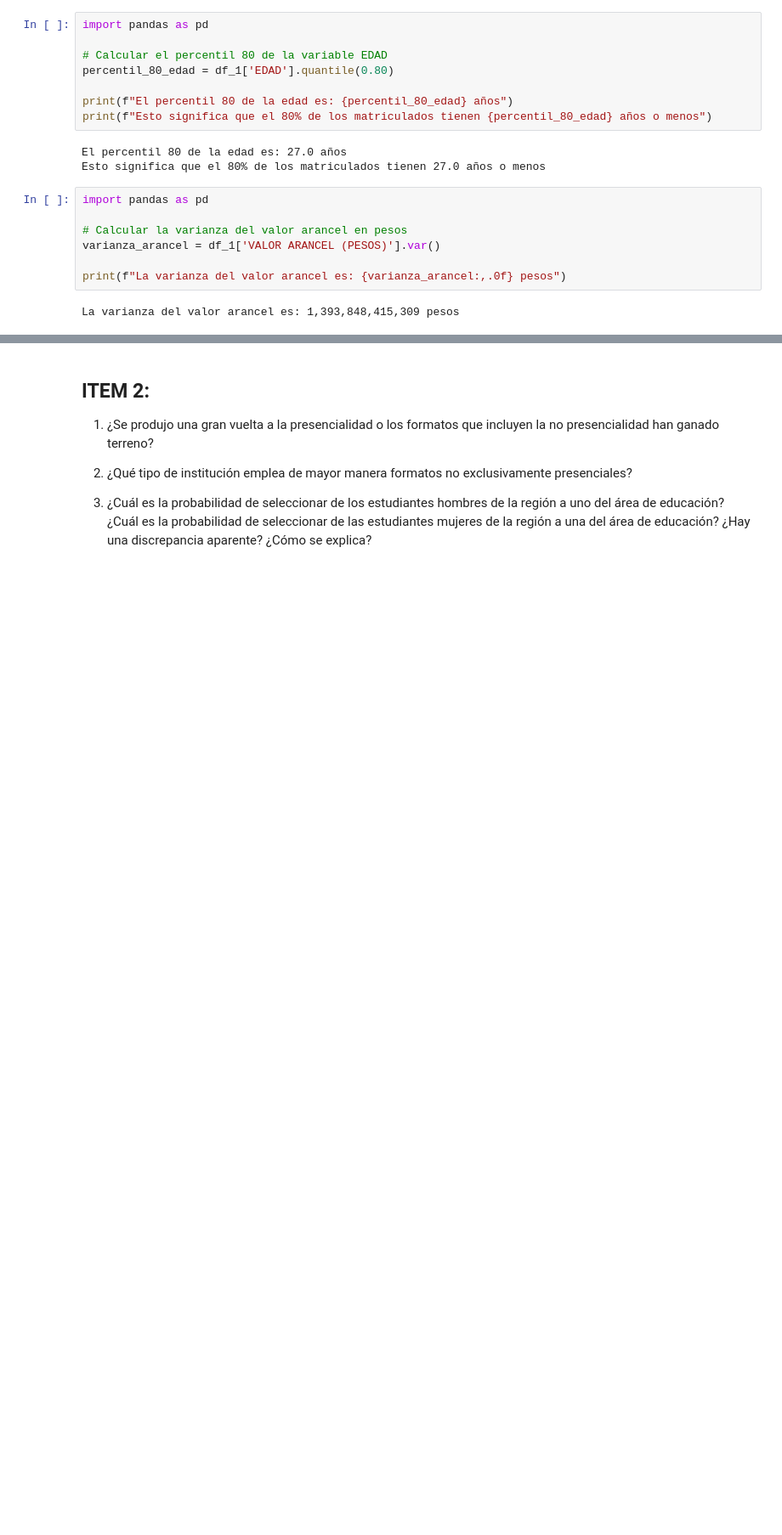
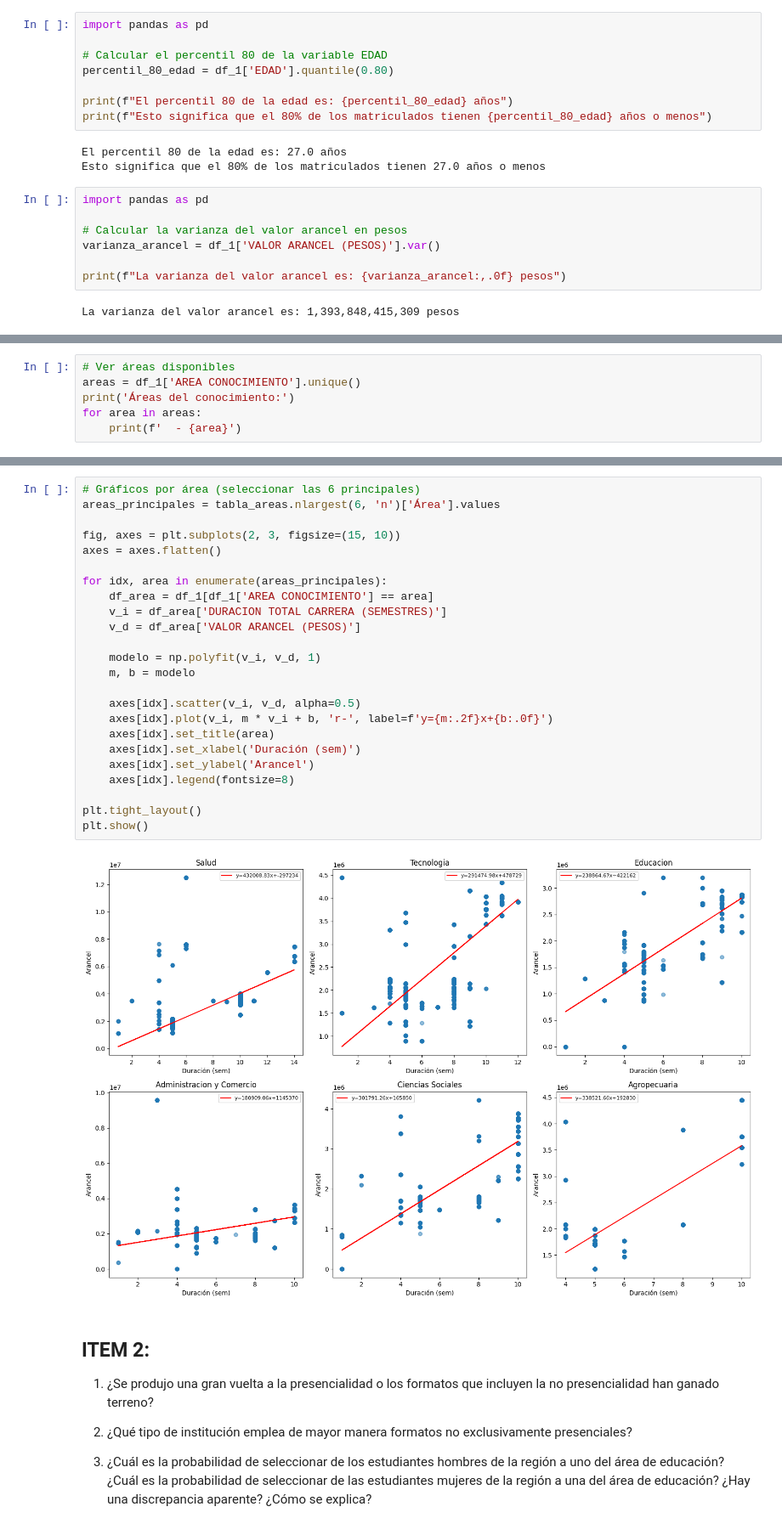
Before and after one commit to VincentiusFarenden/Estadistica-Descriptiva, a Jupyter notebook: TRABAJO TALLER SEMESTRAL/Trabajo_Practico.ipynb, the cells around one changed output, grey strips where cells are left out. Shown at 85% size. Saved outputs shown, nothing was run; the diff lists cells and outputs as text; blank space fills up the shorter version.

```diff
--- a/TRABAJO TALLER SEMESTRAL/Trabajo_Practico.ipynb
+++ b/TRABAJO TALLER SEMESTRAL/Trabajo_Practico.ipynb
@@ -876,0 +1104,6 @@ La varianza del valor arancel es: 1,393,848,415,309 pesos
+# %%
+# Ver áreas disponibles
+areas = df_1['AREA CONOCIMIENTO'].unique()
+print('Áreas del conocimiento:')
+for area in areas:
+    print(f'  - {area}')
@@ -877,3 +1186,29 @@ La varianza del valor arancel es: 1,393,848,415,309 pesos
+# %%
+# Gráficos por área (seleccionar las 6 principales)
+areas_principales = tabla_areas.nlargest(6, 'n')['Área'].values
+
+fig, axes = plt.subplots(2, 3, figsize=(15, 10))
+axes = axes.flatten()
+
+for idx, area in enumerate(areas_principales):
+    df_area = df_1[df_1['AREA CONOCIMIENTO'] == area]
+    v_i = df_area['DURACION TOTAL CARRERA (SEMESTRES)']
+    v_d = df_area['VALOR ARANCEL (PESOS)']
+
+    modelo = np.polyfit(v_i, v_d, 1)
+    m, b = modelo
+
+    axes[idx].scatter(v_i, v_d, alpha=0.5)
+    axes[idx].plot(v_i, m * v_i + b, 'r-', label=f'y={m:.2f}x+{b:.0f}')
+    axes[idx].set_title(area)
+    axes[idx].set_xlabel('Duración (sem)')
+    axes[idx].set_ylabel('Arancel')
+    axes[idx].legend(fontsize=8)
+
+plt.tight_layout()
+plt.show()
+# %% [output]
+[figure, added]
 # %% [markdown]
 ## ITEM 2:
 
```
Also changed, not shown: parts of 66 cells of this notebook, 1 other file.
